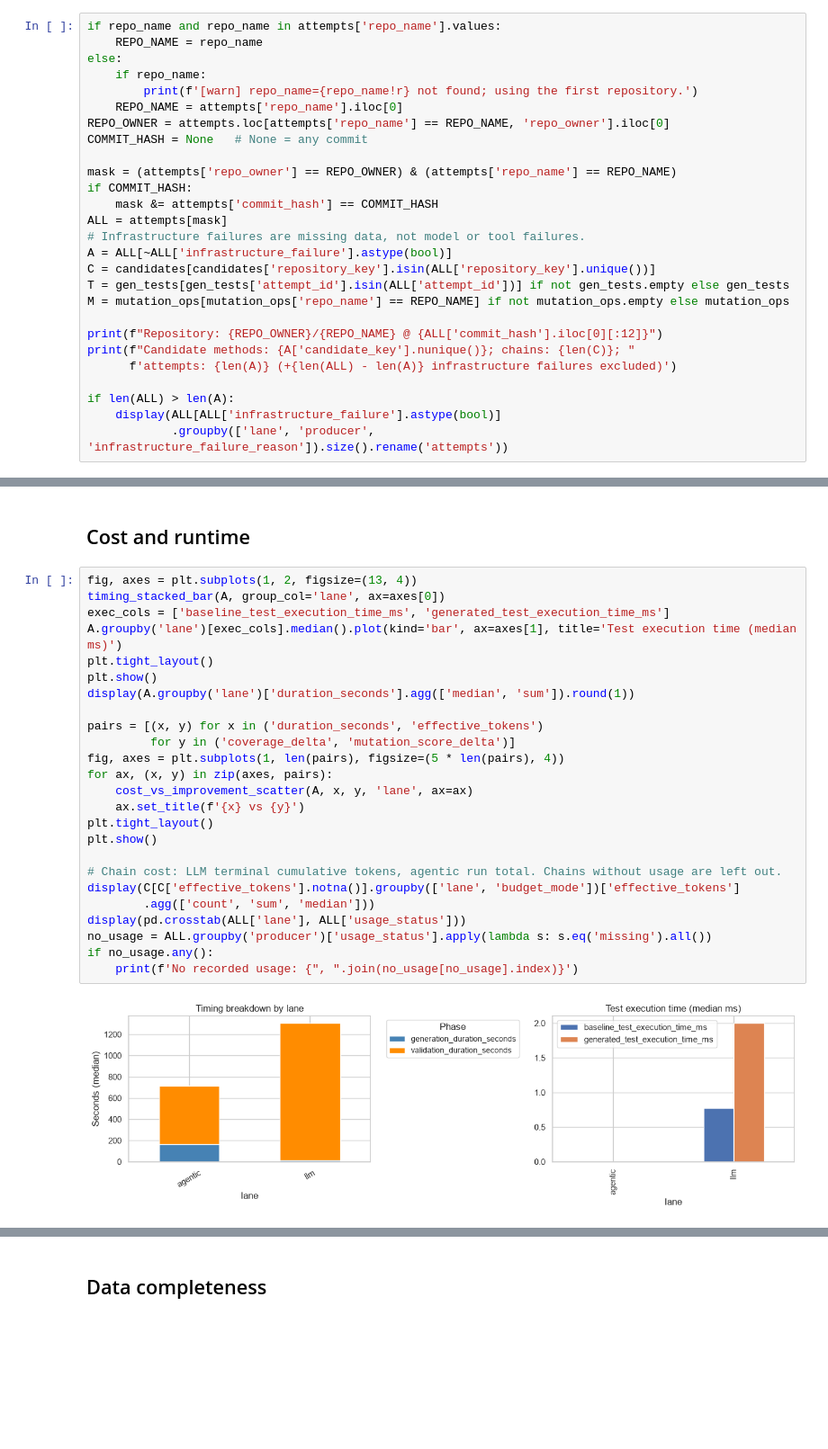
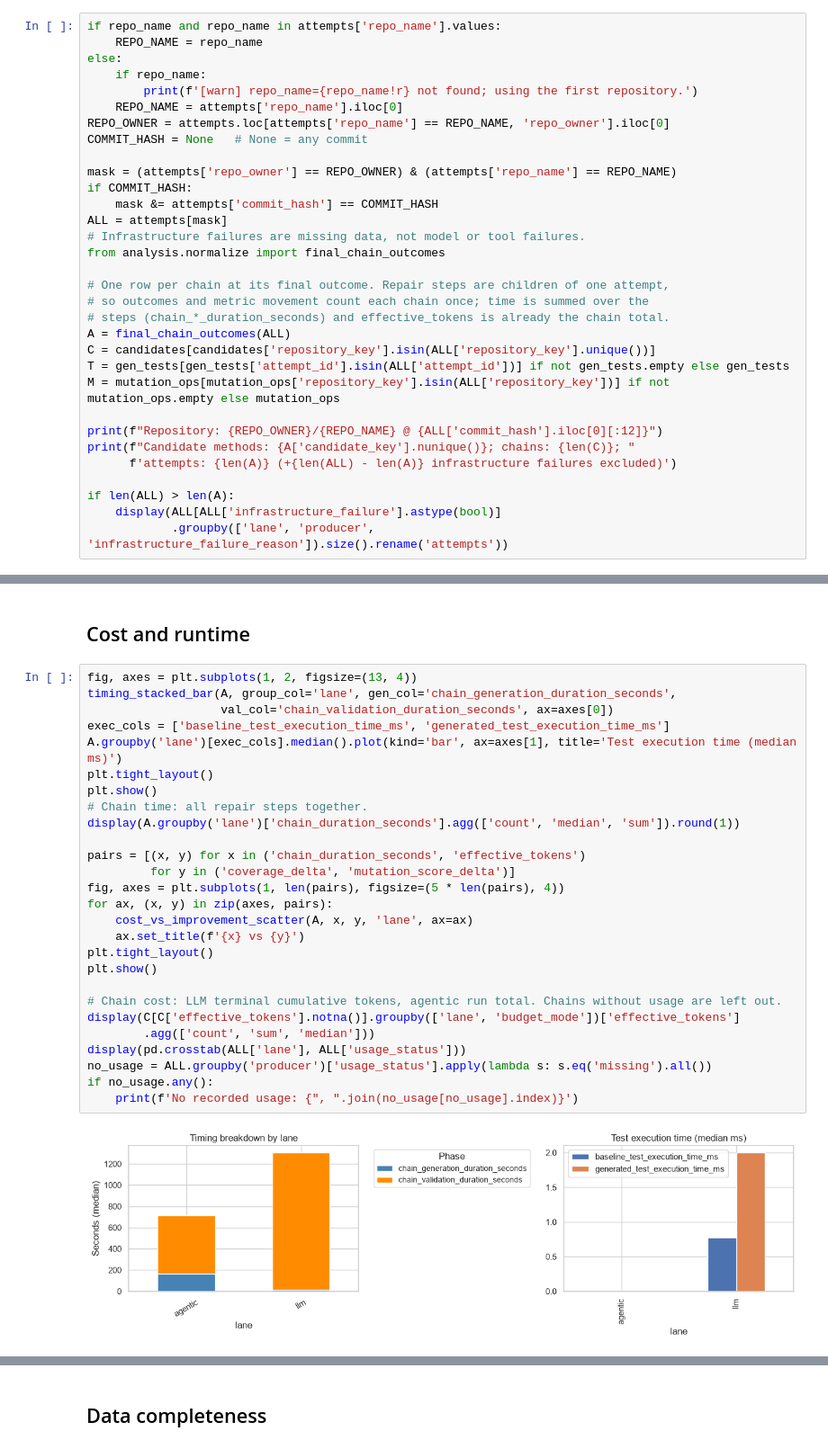
Before and after one commit to consulthunter/TestMap, a Jupyter notebook: Analysis/notebooks/exploratory/01_repository_evaluation.ipynb, the cells around one changed output, grey strips where cells are left out. Shown at 90% size. Saved outputs shown, nothing was run; the diff lists cells and outputs as text; blank space fills up the shorter version.

```diff
--- a/Analysis/notebooks/exploratory/01_repository_evaluation.ipynb
+++ b/Analysis/notebooks/exploratory/01_repository_evaluation.ipynb
@@ -54,10 +54,15 @@ if COMMIT_HASH:
     mask &= attempts['commit_hash'] == COMMIT_HASH
 ALL = attempts[mask]
 # Infrastructure failures are missing data, not model or tool failures.
-A = ALL[~ALL['infrastructure_failure'].astype(bool)]
+from analysis.normalize import final_chain_outcomes
+
+# One row per chain at its final outcome. Repair steps are children of one attempt,
+# so outcomes and metric movement count each chain once; time is summed over the
+# steps (chain_*_duration_seconds) and effective_tokens is already the chain total.
+A = final_chain_outcomes(ALL)
 C = candidates[candidates['repository_key'].isin(ALL['repository_key'].unique())]
 T = gen_tests[gen_tests['attempt_id'].isin(ALL['attempt_id'])] if not gen_tests.empty else gen_tests
-M = mutation_ops[mutation_ops['repo_name'] == REPO_NAME] if not mutation_ops.empty else mutation_ops
+M = mutation_ops[mutation_ops['repository_key'].isin(ALL['repository_key'])] if not mutation_ops.empty else mutation_ops
 
 print(f"Repository: {REPO_OWNER}/{REPO_NAME} @ {ALL['commit_hash'].iloc[0][:12]}")
 print(f"Candidate methods: {A['candidate_key'].nunique()}; chains: {len(C)}; "
@@ -295,28 +323,30 @@ Tools that changed production files: 0/27
 ## Cost and runtime
 # %%
 fig, axes = plt.subplots(1, 2, figsize=(13, 4))
-timing_stacked_bar(A, group_col='lane', ax=axes[0])
+timing_stacked_bar(A, group_col='lane', gen_col='chain_generation_duration_seconds',
+                   val_col='chain_validation_duration_seconds', ax=axes[0])
 exec_cols = ['baseline_test_execution_time_ms', 'generated_test_execution_time_ms']
 A.groupby('lane')[exec_cols].median().plot(kind='bar', ax=axes[1], title='Test execution time (median ms)')
 plt.tight_layout()
 plt.show()
-display(A.groupby('lane')['duration_seconds'].agg(['median', 'sum']).round(1))
+# Chain time: all repair steps together.
+display(A.groupby('lane')['chain_duration_seconds'].agg(['count', 'median', 'sum']).round(1))
 
-pairs = [(x, y) for x in ('duration_seconds', 'effective_tokens')
+pairs = [(x, y) for x in ('chain_duration_seconds', 'effective_tokens')
          for y in ('coverage_delta', 'mutation_score_delta')]
 fig, axes = plt.subplots(1, len(pairs), figsize=(5 * len(pairs), 4))
 for ax, (x, y) in zip(axes, pairs):
     cost_vs_improvement_scatter(A, x, y, 'lane', ax=ax)
     ax.set_title(f'{x} vs {y}')
 plt.tight_layout()
 plt.show()
 
 # Chain cost: LLM terminal cumulative tokens, agentic run total. Chains without usage are left out.
 display(C[C['effective_tokens'].notna()].groupby(['lane', 'budget_mode'])['effective_tokens']
         .agg(['count', 'sum', 'median']))
 display(pd.crosstab(ALL['lane'], ALL['usage_status']))
 no_usage = ALL.groupby('producer')['usage_status'].apply(lambda s: s.eq('missing').all())
 if no_usage.any():
     print(f'No recorded usage: {", ".join(no_usage[no_usage].index)}')
 # %% [output]
-[figure, old version]
+[figure, new version]
```
Also changed, not shown: parts of 4 cells of this notebook, 40 other files.
